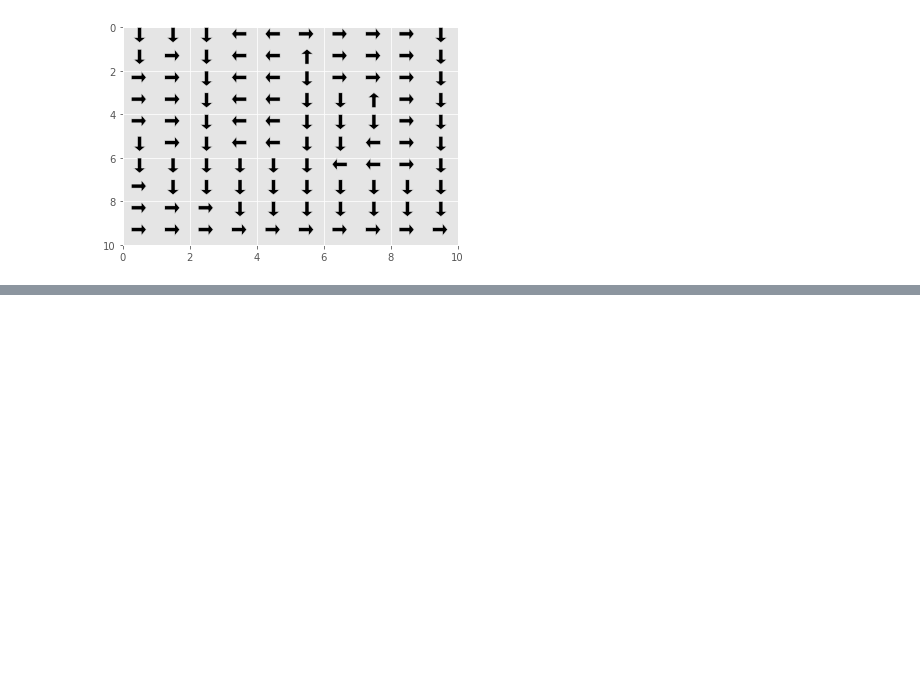
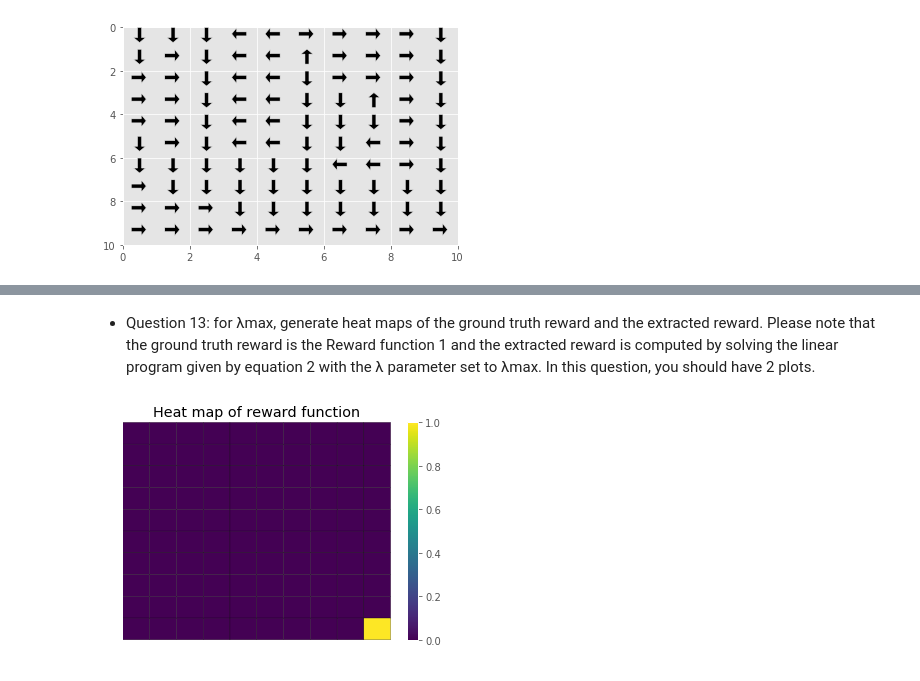
Before and after one commit to CallMeDDL/EE232E_Networks, a Jupyter notebook: project3/proj3_part1.ipynb, the cells around one changed output, grey strips where cells are left out. Saved outputs shown, nothing was run; the diff lists cells and outputs as text; code cells hidden in the pictures; blank space fills up the shorter version.

```diff
--- a/project3/proj3_part1.ipynb
+++ b/project3/proj3_part1.ipynb
@@ -488,0 +638,6 @@ plot_opt_policy(ext_PI)
+# %% [markdown]
+- Question 13: for λmax, generate heat maps of the ground truth reward and the extracted reward. Please note that the ground truth reward is the Reward function 1 and the extracted reward is computed by solving the linear program given by equation 2 with the λ parameter set to λmax. In this question, you should have 2 plots.
+# %%
+plot_heatmap(np.array(rewards_extracted[max_acc_index]))
+# %% [output]
+[figure, added]
```
Also changed, not shown: parts of 23 cells of this notebook, 1 other file.
